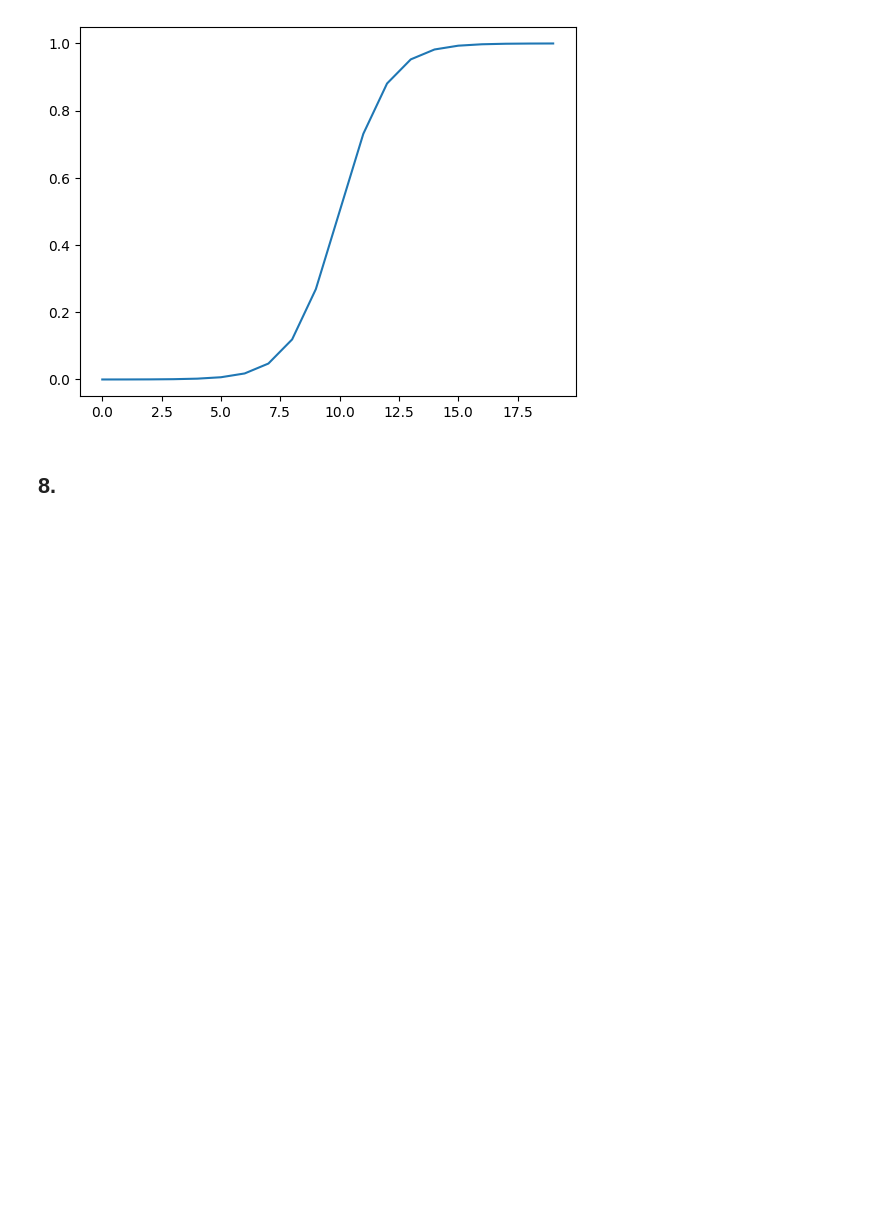
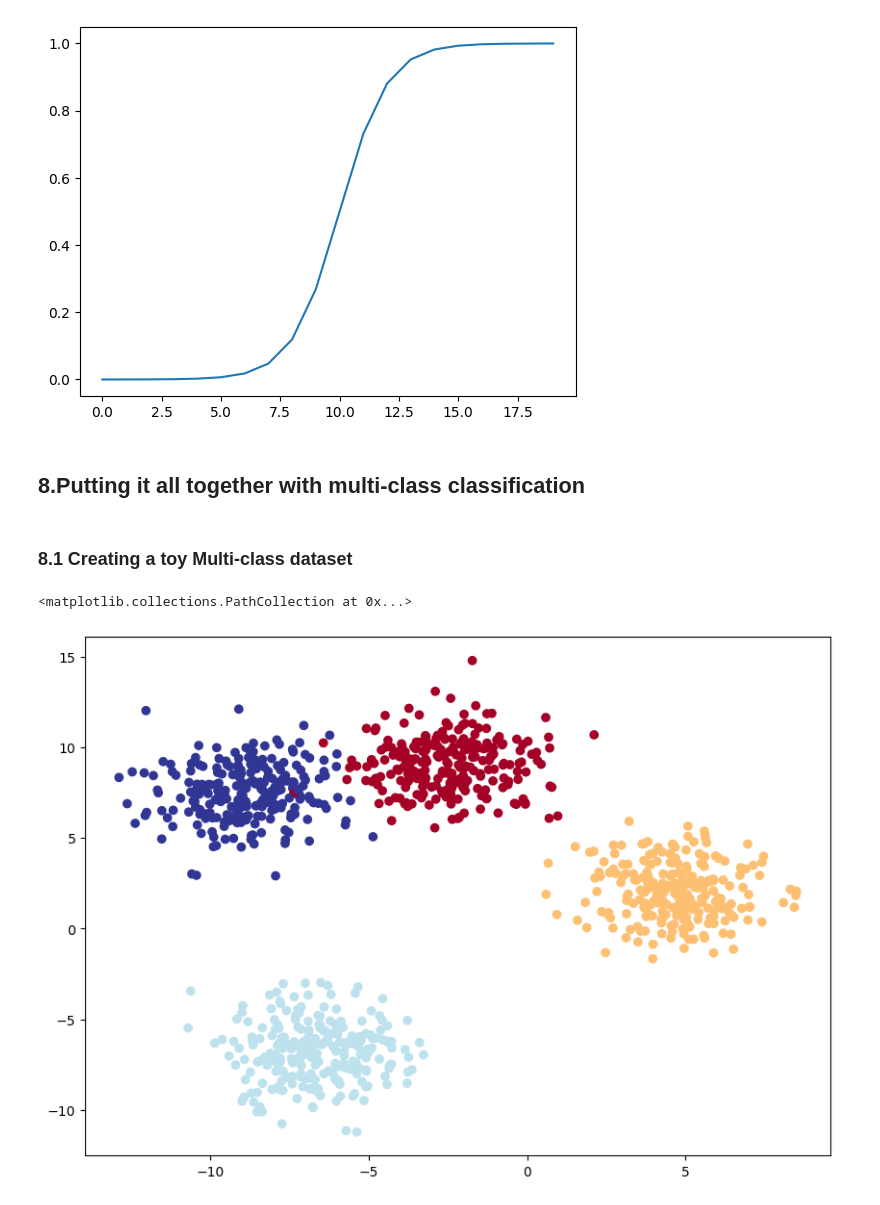
Before and after one commit to RohanVarmaP/Deep-Learning, a Jupyter notebook: 02_Neural_Network_classification.ipynb, the cells around one changed output. Saved outputs shown, nothing was run; the diff lists cells and outputs as text; code cells hidden in the pictures; blank space fills up the shorter version.

Commit message:
### 8.1  Creating a toy Multi-class dataset

```diff
--- a/02_Neural_Network_classification.ipynb
+++ b/02_Neural_Network_classification.ipynb
@@ -684,4 +684,27 @@ plt.plot(torch.sigmoid(A))
 [<matplotlib.lines.Line2D at 0x...>]
 [figure]
 # %% [markdown]
-## 8.
+## 8.Putting it all together with multi-class classification
+# %% [markdown]
+### 8.1  Creating a toy Multi-class dataset
+# %%
+NUM_CLASSES=4
+NUM_FEATURES=2
+RANDOM_SEED=42
+
+#creating multi-class data
+X_blob,Y_blob=make_blobs(n_samples=1000,n_features=NUM_FEATURES,centers=NUM_CLASSES,cluster_std=1.5,random_state=RANDOM_SEED)
+
+#converting to tensor
+X_blob=torch.from_numpy(X_blob).type(torch.float)
+Y_blob=torch.from_numpy(Y_blob).type(torch.float)
+
+#spliting dataset
+X_blob_train,X_blob_test,Y_blob_train,Y_blob_test=train_test_split(X_blob,Y_blob,test_size=0.2,random_state=RANDOM_SEED)
+
+#plotting data
+plt.figure(figsize=(10,7))
+plt.scatter(X_blob[:,0],X_blob[:,1],c=Y_blob,cmap=plt.cm.RdYlBu)
+# %% [output]
+<matplotlib.collections.PathCollection at 0x...>
+[figure, added]
```
Also changed, not shown: parts of 1 cell of this notebook.
